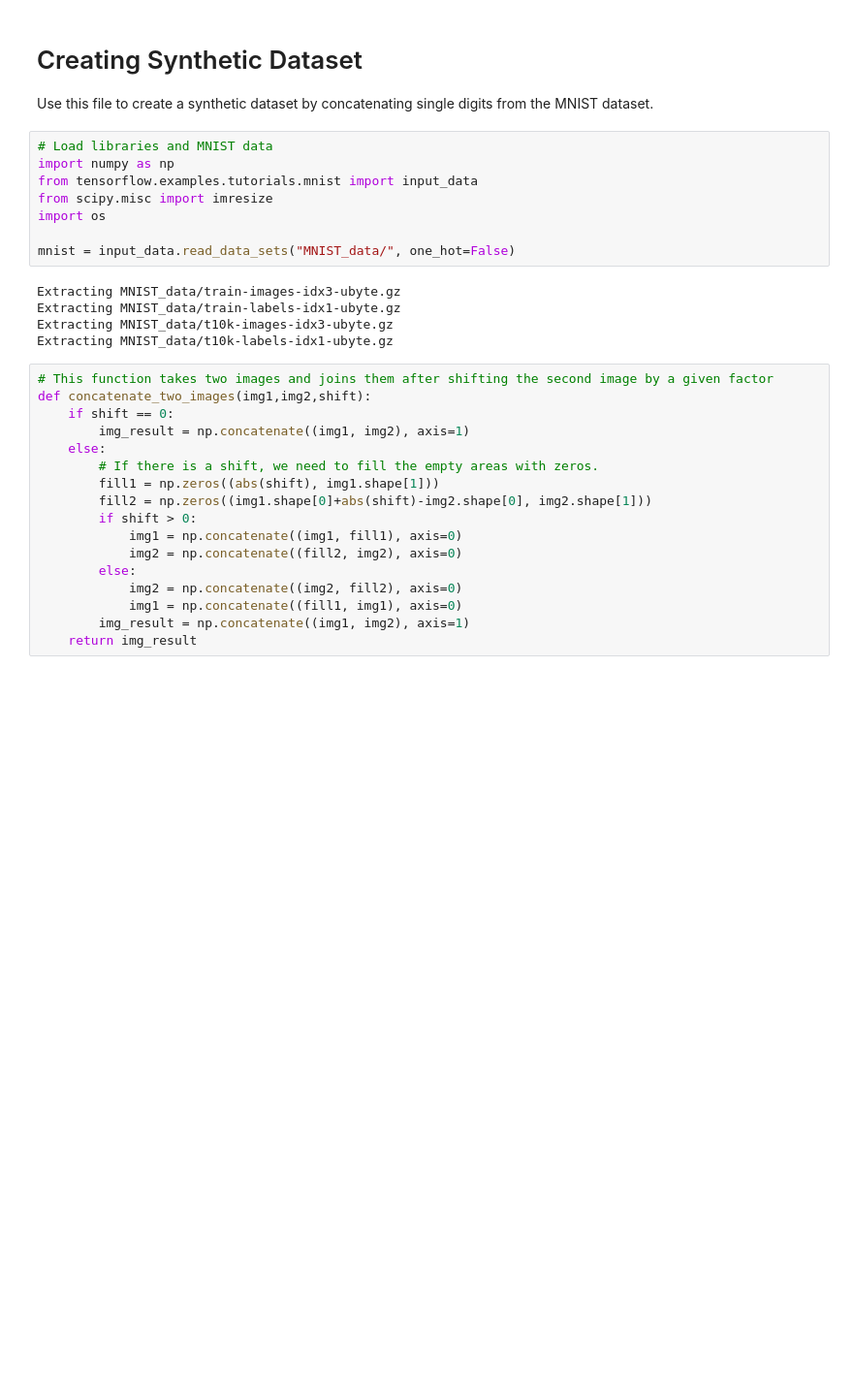
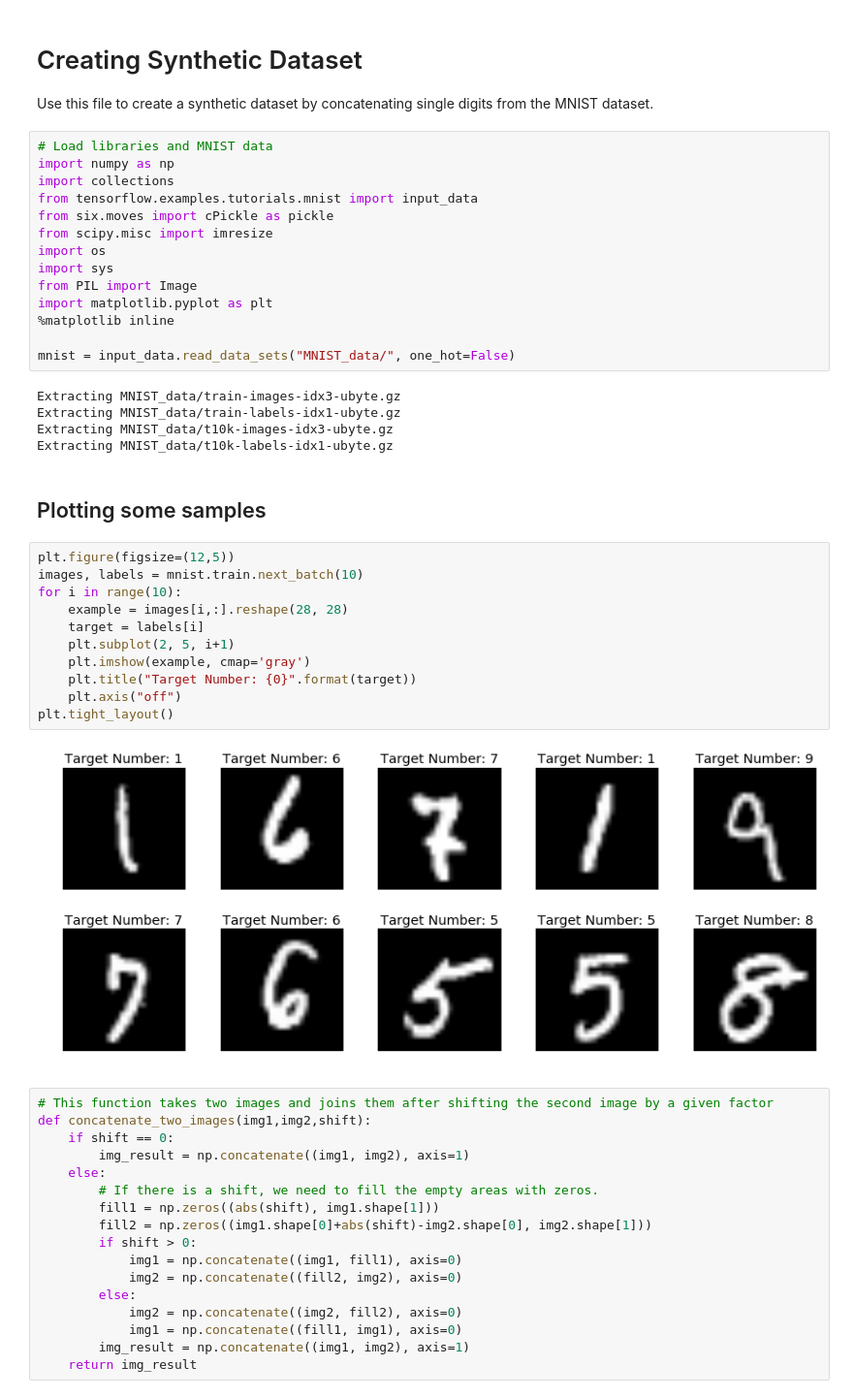
Before and after one commit to camigord/ML_CapstoneProject, a Jupyter notebook: 1_CreateSyntheticData.ipynb, the cells around one changed output. Shown at 97% size. Drawn from its saved outputs; the diff is of its cells as text; blank space fills up the shorter version.

```diff
--- a/1_CreateSyntheticData.ipynb
+++ b/1_CreateSyntheticData.ipynb
@@ -5,9 +5,15 @@ Use this file to create a synthetic dataset by concatenating single digits from
 # %%
 # Load libraries and MNIST data
 import numpy as np
+import collections
 from tensorflow.examples.tutorials.mnist import input_data
+from six.moves import cPickle as pickle
 from scipy.misc import imresize
 import os
+import sys
+from PIL import Image
+import matplotlib.pyplot as plt
+%matplotlib inline
 
 mnist = input_data.read_data_sets("MNIST_data/", one_hot=False)
 # %% [output]
@@ -15,6 +21,21 @@ Extracting MNIST_data/train-images-idx3-ubyte.gz
 Extracting MNIST_data/train-labels-idx1-ubyte.gz
 Extracting MNIST_data/t10k-images-idx3-ubyte.gz
 Extracting MNIST_data/t10k-labels-idx1-ubyte.gz
+# %% [markdown]
+## Plotting some samples
+# %%
+plt.figure(figsize=(12,5))
+images, labels = mnist.train.next_batch(10)
+for i in range(10):
+    example = images[i,:].reshape(28, 28)
+    target = labels[i]
+    plt.subplot(2, 5, i+1)
+    plt.imshow(example, cmap='gray')
+    plt.title("Target Number: {0}".format(target))
+    plt.axis("off")
+plt.tight_layout()
+# %% [output]
+[figure, added]
 # %%
 # This function takes two images and joins them after shifting the second image by a given factor
 def concatenate_two_images(img1,img2,shift):
```
Also changed, not shown: parts of 7 cells of this notebook, 8 other files.
